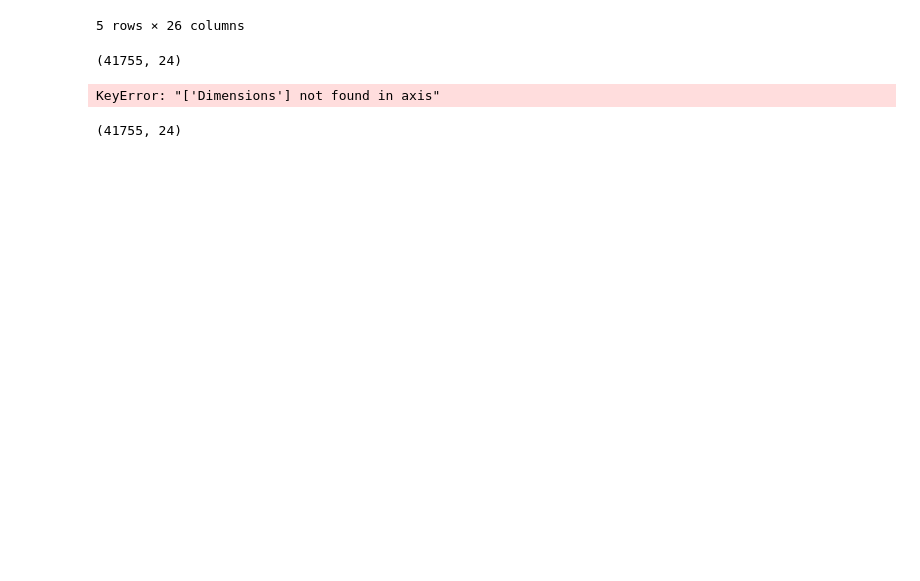
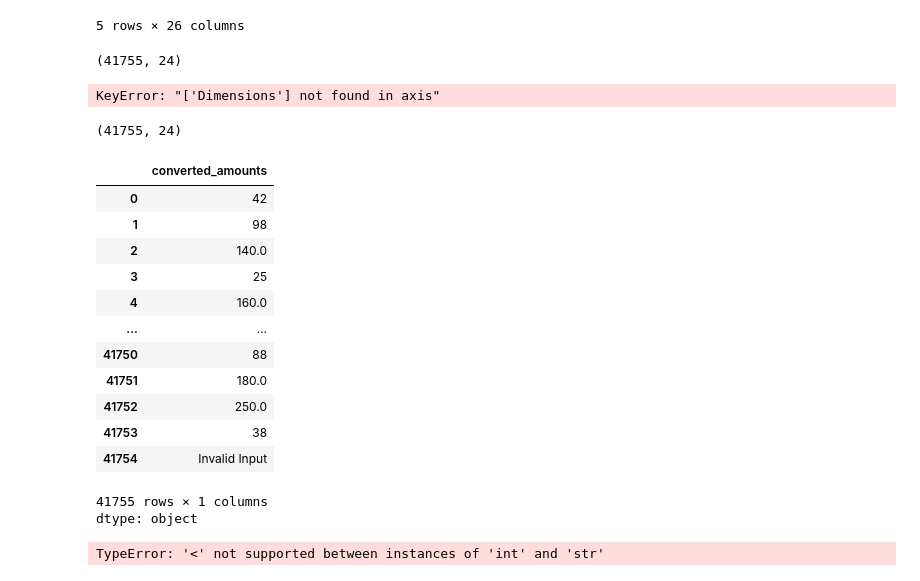
Before and after one commit to Trusha216/AI-ML-internship, a Jupyter notebook: house_prices.ipynb, the cells around one changed output. Saved outputs shown, nothing was run; the diff lists cells and outputs as text; code cells hidden in the pictures; blank space fills up the shorter version.

```diff
--- a/house_prices.ipynb
+++ b/house_prices.ipynb
@@ -459,3 +459,25 @@ data = data.drop("Plot Area", axis=1)
 data.shape
 # %% [output]
 (41755, 24)
+# %%
+data['converted_amounts']
+# %% [output]
+|  | converted_amounts |
+| 0 | 42 |
+| 1 | 98 |
+| 2 | 140.0 |
+| 3 | 25 |
+| 4 | 160.0 |
+| ... | ... |
+| 41750 | 88 |
+| 41751 | 180.0 |
+| 41752 | 250.0 |
+| 41753 | 38 |
+| 41754 | Invalid Input |
+41755 rows × 1 columns
+dtype: object
+# %%
+amount_bins=[0,500,1000,1500,2000,2500,3000,3500,4000]
+df['amount_category']=pd.cut(df["converted_amounts"],bins=amount_bins,right=False)
+# %% [output]
+TypeError: '<' not supported between instances of 'int' and 'str'
```
Also changed, not shown: parts of 4 cells of this notebook.
